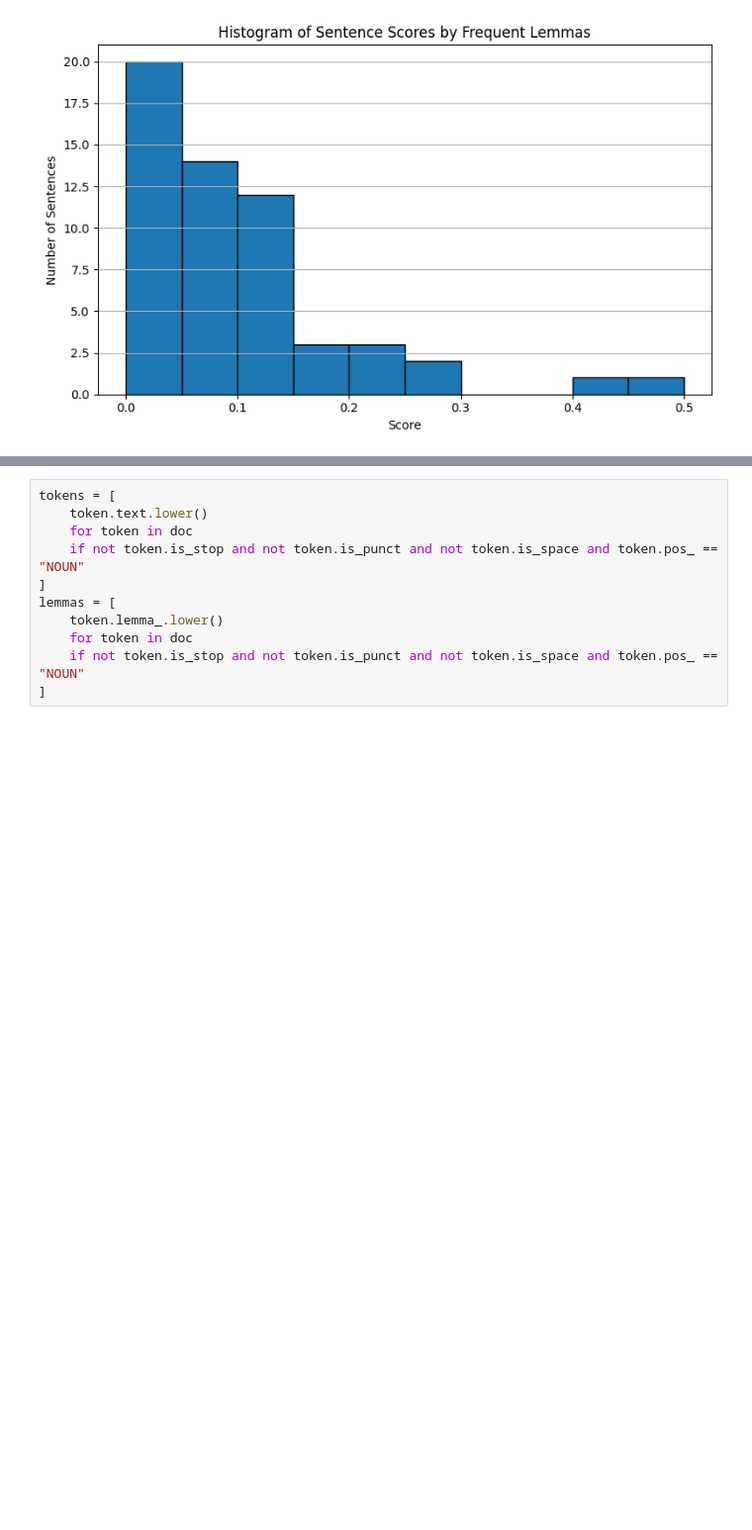
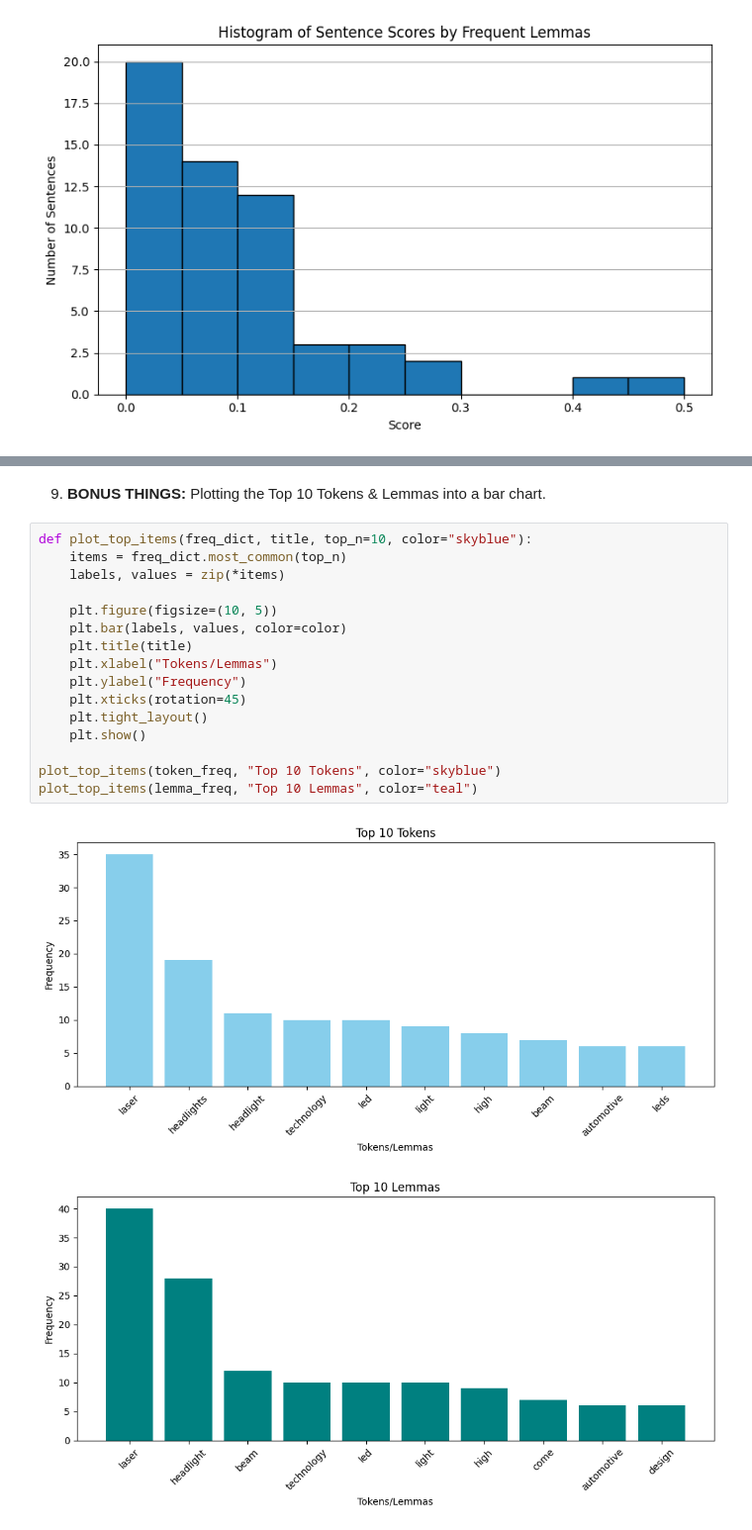
Before and after one commit to dfintel25/web-scraping, a Jupyter notebook: web-scraping.ipynb, the cells around one changed output, grey strips where cells are left out. Shown: that part at 99% size. Saved outputs shown, nothing was run; the diff lists cells and outputs as text; blank space fills up the shorter version.

```diff
--- a/web-scraping.ipynb
+++ b/web-scraping.ipynb
@@ -382,11 +398,22 @@ plt.show()
-# %%
-tokens = [
-    token.text.lower()
-    for token in doc
-    if not token.is_stop and not token.is_punct and not token.is_space and token.pos_ == "NOUN"
-]
-lemmas = [
-    token.lemma_.lower()
-    for token in doc
-    if not token.is_stop and not token.is_punct and not token.is_space and token.pos_ == "NOUN"
-]
+# %% [markdown]
+9. **BONUS THINGS:**
+Plotting the Top 10 Tokens & Lemmas into a bar chart.
+# %%
+def plot_top_items(freq_dict, title, top_n=10, color="skyblue"):
+    items = freq_dict.most_common(top_n)
+    labels, values = zip(*items)
+
+    plt.figure(figsize=(10, 5))
+    plt.bar(labels, values, color=color)
+    plt.title(title)
+    plt.xlabel("Tokens/Lemmas")
+    plt.ylabel("Frequency")
+    plt.xticks(rotation=45)
+    plt.tight_layout()
+    plt.show()
+
+plot_top_items(token_freq, "Top 10 Tokens", color="skyblue")
+plot_top_items(lemma_freq, "Top 10 Lemmas", color="teal")
+# %% [output]
+[figure, added]
+[figure, added]
```
Also changed, not shown: parts of 2 cells of this notebook, 1 other file.
